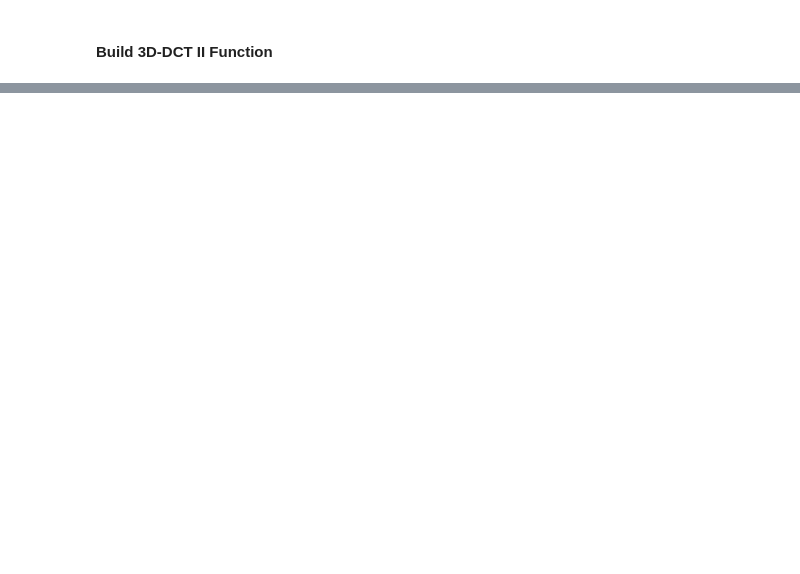
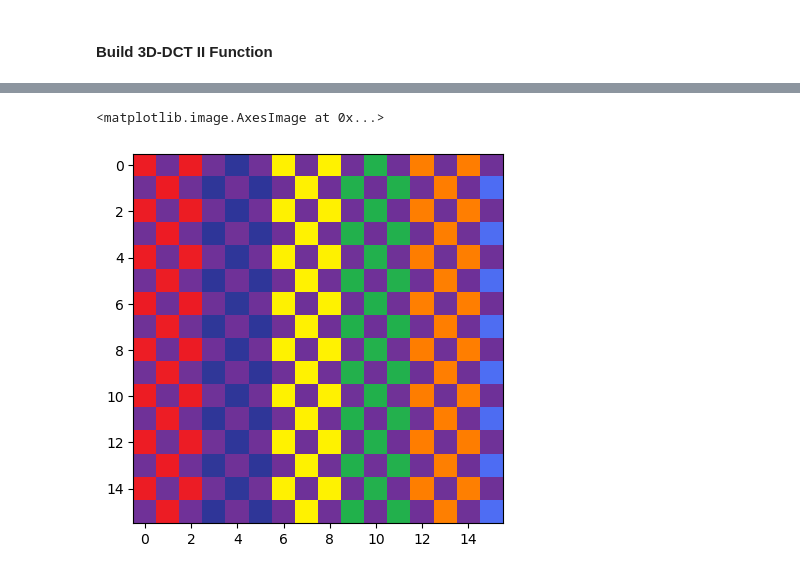
Before and after one commit to ratikaewkam/DCT, a Jupyter notebook: Lab/DCTlab.ipynb, the cells around one changed output, grey strips where cells are left out. Drawn from its saved outputs; the diff is of its cells as text; code cells hidden in the pictures; blank space fills up the shorter version.

```diff
--- a/Lab/DCTlab.ipynb
+++ b/Lab/DCTlab.ipynb
@@ -461,0 +464,35 @@ array([[[ 3.05447160e+03,  3.06530790e+02,  4.61116444e+02],
+# %%
+def idct_3D(cof):
+    M, N, P = cof.shape
+    data = np.zeros((M, N, P), dtype=int)
+    PI = math.pi
+
+    for i in range(M):
+        for j in range(N):
+            for k in range(P):
+                s = 0
+                for m in range(M):
+                    for n in range(N):
+                        for p in range(P):
+                            if m == 0:
+                                alpha_m = 1 / math.sqrt(M)
+                            else:
+                                alpha_m = math.sqrt(2 / M)
+
+                            if n == 0:
+                                alpha_n = 1 / math.sqrt(N)
+                            else:
+                                alpha_n = math.sqrt(2 / N)
+
+                            if p == 0:
+                                alpha_p = 1 / math.sqrt(P)
+                            else:
+                                alpha_p = math.sqrt(2 / P)
+
+                            s += cof[m][n][p] * alpha_m * alpha_n * alpha_p * math.cos(PI / (2 * M) * (2 * i + 1) * m) * math.cos(PI / (2 * N) * (2 * j + 1) * n) *  math.cos(PI / (2 * P) * (2 * k + 1) * p)
+                data[i][j][k] = s
+
+    return np.around(data, decimals=7)
+# %%
+output3D_i = idct_3D(output3D)
+output3D_i
@@ -461,0 +538,5 @@ array([[[ 3.05447160e+03,  3.06530790e+02,  4.61116444e+02],
+# %%
+plt.imshow(output3D_i)
+# %% [output]
+<matplotlib.image.AxesImage at 0x...>
+[figure, added]
```
Also changed, not shown: parts of 6 cells of this notebook.
